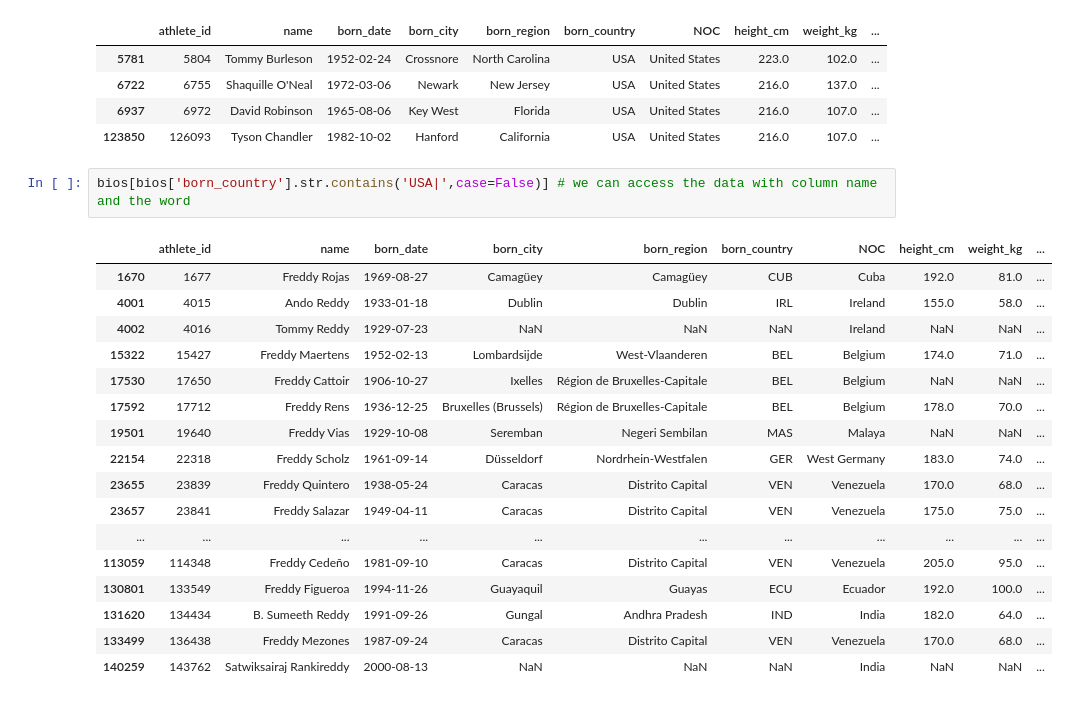
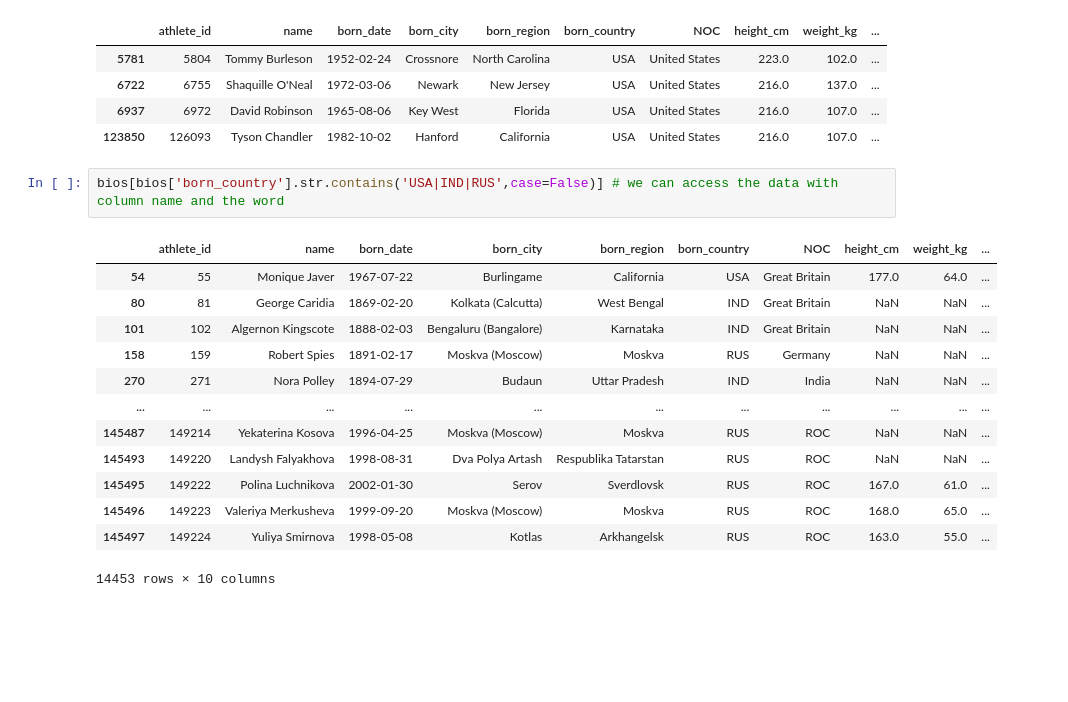
Before and after one commit to YNavaneethReddy2507/ai-ml-journey, a Jupyter notebook: day_02/pandas.ipynb, the cells around one changed output. Drawn from its saved outputs; the diff is of its cells as text; blank space fills up the shorter version.

```diff
--- a/day_02/pandas.ipynb
+++ b/day_02/pandas.ipynb
@@ -327,22 +327,18 @@ bios[(bios['height_cm'] > 215) & (bios['born_country'] == 'USA')]
 | 6937 | 6972 | David Robinson | 1965-08-06 | Key West | Florida | USA | United States | 216.0 | 107.0 | ... |
 | 123850 | 126093 | Tyson Chandler | 1982-10-02 | Hanford | California | USA | United States | 216.0 | 107.0 | ... |
 # %%
-bios[bios['born_country'].str.contains('USA|',case=False)] # we can access the data with column name and the word
+bios[bios['born_country'].str.contains('USA|IND|RUS',case=False)] # we can access the data with column name and the word
 # %% [output]
 |  | athlete_id | name | born_date | born_city | born_region | born_country | NOC | height_cm | weight_kg | ... |
-| 1670 | 1677 | Freddy Rojas | 1969-08-27 | Camagüey | Camagüey | CUB | Cuba | 192.0 | 81.0 | ... |
-| 4001 | 4015 | Ando Reddy | 1933-01-18 | Dublin | Dublin | IRL | Ireland | 155.0 | 58.0 | ... |
-| 4002 | 4016 | Tommy Reddy | 1929-07-23 | NaN | NaN | NaN | Ireland | NaN | NaN | ... |
-| 15322 | 15427 | Freddy Maertens | 1952-02-13 | Lombardsijde | West-Vlaanderen | BEL | Belgium | 174.0 | 71.0 | ... |
-| 17530 | 17650 | Freddy Cattoir | 1906-10-27 | Ixelles | Région de Bruxelles-Capitale | BEL | Belgium | NaN | NaN | ... |
-| 17592 | 17712 | Freddy Rens | 1936-12-25 | Bruxelles (Brussels) | Région de Bruxelles-Capitale | BEL | Belgium | 178.0 | 70.0 | ... |
-| 19501 | 19640 | Freddy Vias | 1929-10-08 | Seremban | Negeri Sembilan | MAS | Malaya | NaN | NaN | ... |
-| 22154 | 22318 | Freddy Scholz | 1961-09-14 | Düsseldorf | Nordrhein-Westfalen | GER | West Germany | 183.0 | 74.0 | ... |
-| 23655 | 23839 | Freddy Quintero | 1938-05-24 | Caracas | Distrito Capital | VEN | Venezuela | 170.0 | 68.0 | ... |
-| 23657 | 23841 | Freddy Salazar | 1949-04-11 | Caracas | Distrito Capital | VEN | Venezuela | 175.0 | 75.0 | ... |
+| 54 | 55 | Monique Javer | 1967-07-22 | Burlingame | California | USA | Great Britain | 177.0 | 64.0 | ... |
+| 80 | 81 | George Caridia | 1869-02-20 | Kolkata (Calcutta) | West Bengal | IND | Great Britain | NaN | NaN | ... |
+| 101 | 102 | Algernon Kingscote | 1888-02-03 | Bengaluru (Bangalore) | Karnataka | IND | Great Britain | NaN | NaN | ... |
+| 158 | 159 | Robert Spies | 1891-02-17 | Moskva (Moscow) | Moskva | RUS | Germany | NaN | NaN | ... |
+| 270 | 271 | Nora Polley | 1894-07-29 | Budaun | Uttar Pradesh | IND | India | NaN | NaN | ... |
 | ... | ... | ... | ... | ... | ... | ... | ... | ... | ... | ... |
-| 113059 | 114348 | Freddy Cedeño | 1981-09-10 | Caracas | Distrito Capital | VEN | Venezuela | 205.0 | 95.0 | ... |
-| 130801 | 133549 | Freddy Figueroa | 1994-11-26 | Guayaquil | Guayas | ECU | Ecuador | 192.0 | 100.0 | ... |
-| 131620 | 134434 | B. Sumeeth Reddy | 1991-09-26 | Gungal | Andhra Pradesh | IND | India | 182.0 | 64.0 | ... |
-| 133499 | 136438 | Freddy Mezones | 1987-09-24 | Caracas | Distrito Capital | VEN | Venezuela | 170.0 | 68.0 | ... |
-| 140259 | 143762 | Satwiksairaj Rankireddy | 2000-08-13 | NaN | NaN | NaN | India | NaN | NaN | ... |
+| 145487 | 149214 | Yekaterina Kosova | 1996-04-25 | Moskva (Moscow) | Moskva | RUS | ROC | NaN | NaN | ... |
+| 145493 | 149220 | Landysh Falyakhova | 1998-08-31 | Dva Polya Artash | Respublika Tatarstan | RUS | ROC | NaN | NaN | ... |
+| 145495 | 149222 | Polina Luchnikova | 2002-01-30 | Serov | Sverdlovsk | RUS | ROC | 167.0 | 61.0 | ... |
+| 145496 | 149223 | Valeriya Merkusheva | 1999-09-20 | Moskva (Moscow) | Moskva | RUS | ROC | 168.0 | 65.0 | ... |
+| 145497 | 149224 | Yuliya Smirnova | 1998-05-08 | Kotlas | Arkhangelsk | RUS | ROC | 163.0 | 55.0 | ... |
+14453 rows × 10 columns
```
Also changed, not shown: parts of 6 cells of this notebook.
